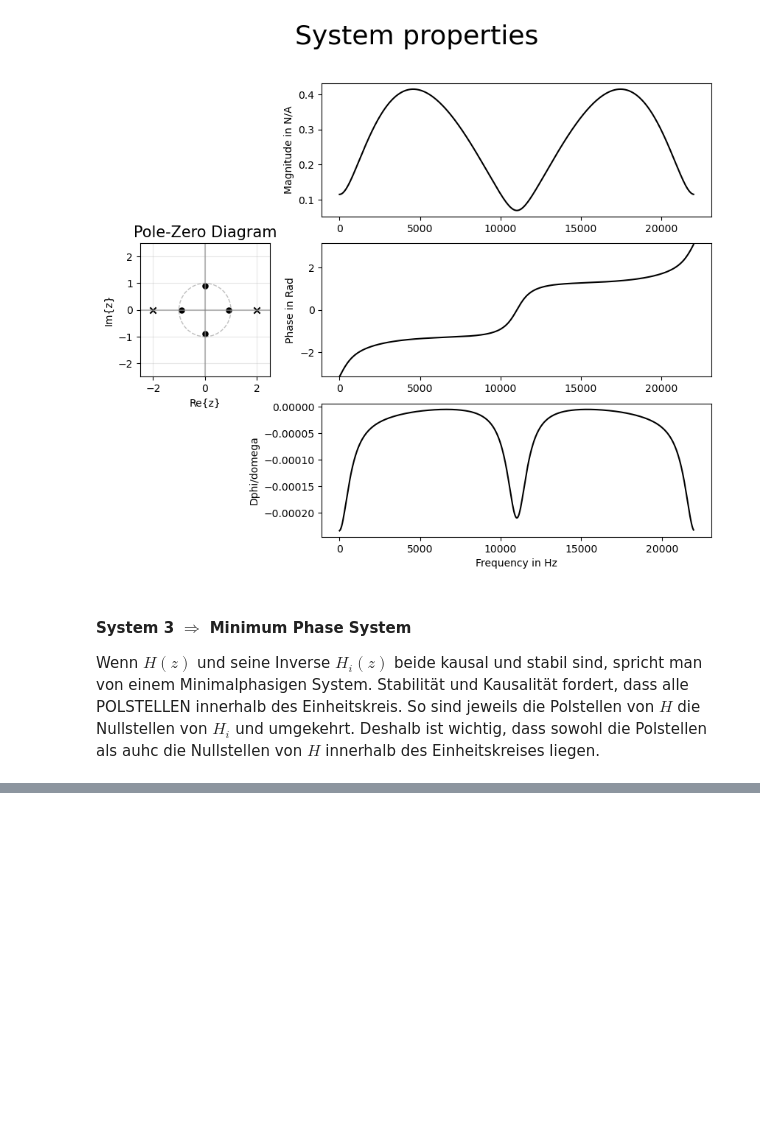
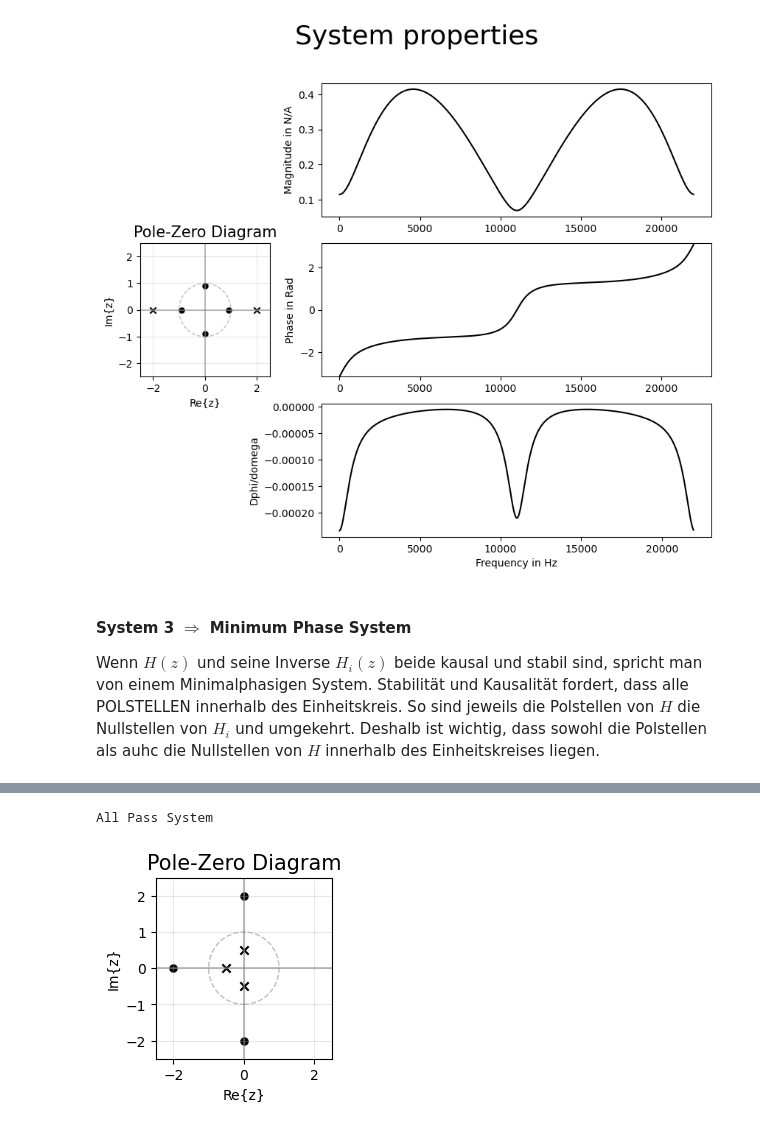
Before and after one commit to LeaS2/EDS, a Jupyter notebook: Hausaufgabe_2_Group_S.ipynb, the cells around one changed output, grey strips where cells are left out. Cells and saved outputs as stored; diff of their text form; code cells hidden in the pictures; blank space fills up the shorter version.

```diff
--- a/Hausaufgabe_2_Group_S.ipynb
+++ b/Hausaufgabe_2_Group_S.ipynb
@@ -14,12 +14,14 @@ import scipy as sc
 import pyfar as pf
 import matplotlib.pyplot as plt
 # %%
-def plot_system(system, fs=2*np.pi, N=2048, color="k"):
+def plot_system(system, fs=2*np.pi, N=2048, color="k", polezero = False, fspec = False):
     """ plots the pole-zero diagram, magnitude response, phase response, and group delay of a system.
     system variables can be entered as tuple ((b coefficients),(a coefficients)) or ((zeros),(poles),(gain))
     additional arguments are the samplingrate "fs" (default ist 2pi), the integer amount of frequency bins "N" (default is 2048)
     and the color of the plots (default is "k"). Attention! the SciPi functions need iterables to function. So if ganins or zeros
-    are single valued, enter ((value,)(value,)(gain)) """
+    are single valued, enter ((value,)(value,)(gain))
+
+    To only Print either the pole-zero diagram or the frequency spectrum ener "polezero = True" or "fspec = True" """
 
 
 
@@ -33,6 +35,7 @@ def plot_system(system, fs=2*np.pi, N=2048, color="k"):
     fs = fs
     N = N
     color = color
+    polezero = polezero
 
     # System in verschiedene Darstellungen umrechen
 
@@ -84,7 +87,7 @@ def plot_system(system, fs=2*np.pi, N=2048, color="k"):
 
     # Plots
     fig, axs = plt.subplots(3, 2, gridspec_kw={'height_ratios': [2, 2, 2], 'width_ratios': [1, 3]}, figsize=(10, 8))
-    plt.suptitle("System properties", fontsize = 26)
+
 
     # z-Ebenen-Plot erstellen
     axs[1,0].scatter(zeros.real, zeros.imag, color = color, marker="o", linewidth=0.1)
@@ -117,6 +120,13 @@ def plot_system(system, fs=2*np.pi, N=2048, color="k"):
     axs[0,0].remove()
     axs[2,0].remove()
 
+    if polezero == True:
+        axs[0,1].remove()
+        axs[1,1].remove()
+        axs[2,1].remove()
+        return
+
+    plt.suptitle("System properties", fontsize = 26)
     # Magnitude Plot
     axs[0,1].plot(freq, magnitude, color = color)
     #axs[0,1].set_title("Magnitude Response")
@@ -138,6 +148,23 @@ def plot_system(system, fs=2*np.pi, N=2048, color="k"):
     else:
         axs[2,1].set_xlabel("Frequency in Rad")
     axs[2,1].set_ylabel("Dphi/domega")
+
+
+
+    # nicht Gewollte sachen wieder löschen
+
+    if fspec == True:
+        axs[1,0].remove()
+        axs[1,1].remove()
+        axs[2,1].remove()
+        axs[0,1].set_title("Magnitude Response")
+        if fs != 2*np.pi:
+            axs[0,1].set_xlabel("Frequency in Hz")
+        else:
+            axs[0,1].set_xlabel("Frequency in Rad")
+        return
+
+
     plt.show()
 # %%
 sys1 = ((0.5, -0.5),(0.75j, -0.75j, 0.75j, -0.75j), (1))
@@ -303,0 +361,12 @@ Damit ist $H(z) \in \R$ und kann nach Partialbruchzerlegung in die Form $ H(z) =
+# %%
+# define minimum phase and all pass system variables, set gain to dummy variable 0, it has no impact on the diagram
+system_H = ((-2,-2j,2j,-.5j,.5j,-0.5),(0,0,0,-.5j,.5j,-0.5),(1))
+system_H_min = ((-.5,-.5j,.5j),(0,0,0),(1))
+system_H_ap = ((-2,-2j,2j,),(-.5j,.5j,-0.5 ),(1))
+# %%
+# plot the corresponding pole-zero diagram
+plot_system(system=system_H_ap, fs= 44100, polezero= True)
+print("All Pass System")
+# %% [output]
+All Pass System
+[figure, added]
```
Also changed, not shown: parts of 18 cells of this notebook.
